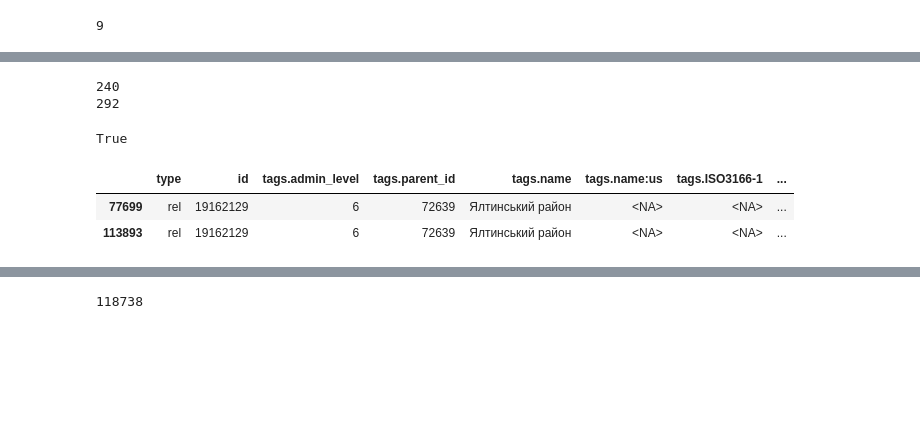
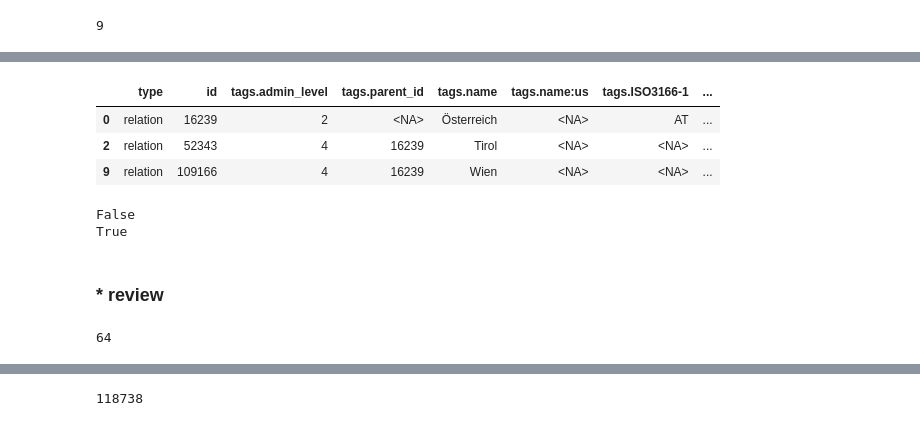
Before and after one commit to diego-vega-centeno/administrative-divisions-osm-scrape, a Jupyter notebook: notebooks/clean_and_test.ipynb, the cells around one changed output, grey strips where cells are left out. Cells and saved outputs as stored; diff of their text form; code cells hidden in the pictures; blank space fills up the shorter version.

Commit message:
Improve basic test Run and update new result from test Move get countries ids to notebooks folder

```diff
--- a/notebooks/clean_and_test.ipynb
+++ b/notebooks/clean_and_test.ipynb
@@ -449,23 +256,20 @@ tgm.complement(to_delete_basic,old_temp)
-# %%
-to_delete_basic = []
-for k,v in osm_basic_test.items():
-    to_delete_basic.extend(v['missing.name'])
-    to_delete_basic.extend(v['leak'])
-temp = tgm.count_duplicates(to_delete_basic)
-print(len(temp))
-
-to_delete_basic = set(to_delete_basic)
-print(len(to_delete_basic))
-# %% [output]
-240
-292
-# %%
-'19162129' in to_delete_basic
-# %% [output]
-True
-# %%
-combined_df[combined_df['id'].isin(["19162129"])]
-# %% [output]
-|  | type | id | tags.admin_level | tags.parent_id | tags.name | tags.name:us | tags.ISO3166-1 | ... |
-| 77699 | rel | 19162129 | 6 | 72639 | Ялтинський район | <NA> | <NA> | ... |
-| 113893 | rel | 19162129 | 6 | 72639 | Ялтинський район | <NA> | <NA> | ... |
+# %%
+df_by_cntr['Austria'][df_by_cntr['Austria']['id'].isin(['109166','16239','52343'])]
+# %% [output]
+|  | type | id | tags.admin_level | tags.parent_id | tags.name | tags.name:us | tags.ISO3166-1 | ... |
+| 0 | relation | 16239 | 2 | <NA> | Österreich | <NA> | AT | ... |
+| 2 | relation | 52343 | 4 | 16239 | Tirol | <NA> | <NA> | ... |
+| 9 | relation | 109166 | 4 | 16239 | Wien | <NA> | <NA> | ... |
+# %%
+print(('19162129', '72639','60189') in osm_basic_test['Ukraine']['leak'])
+print(('19162129', '72639','60189') in osm_basic_test['Russia']['leak'])
+# %% [output]
+False
+True
+# %% [markdown]
+### * review
+# %%
+osm_basic_test = tgm.load(os.path.join('..', 'data', 'tests results', 'osm_basic_test.pkl'))
+len(osm_basic_test)
+# %% [output]
+64
```
Also changed, not shown: parts of 29 cells of this notebook, 2 other files.
